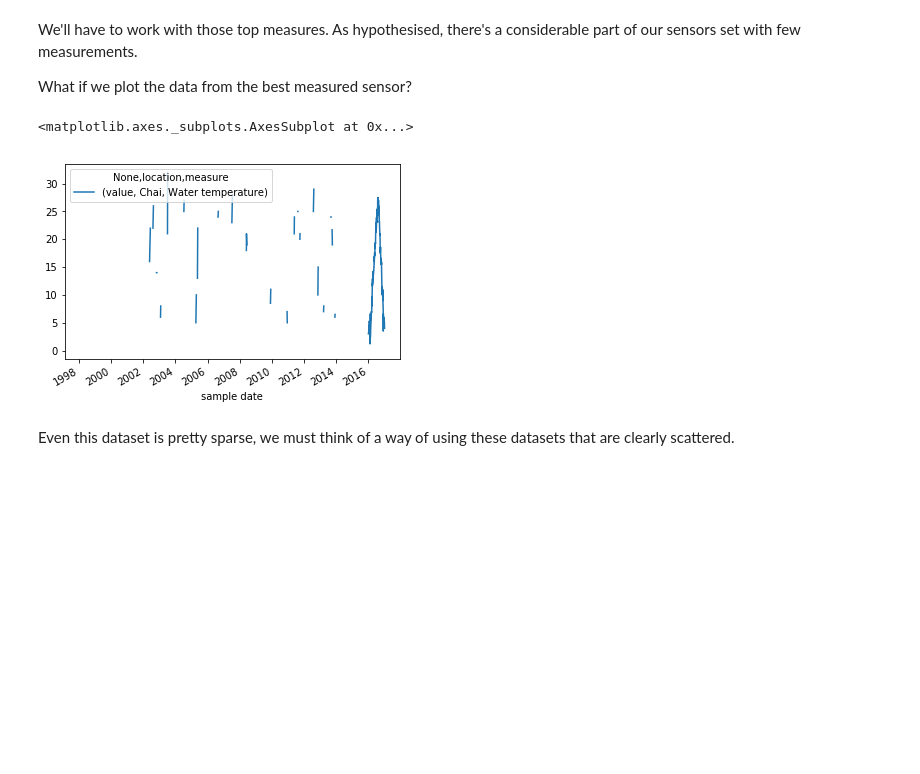
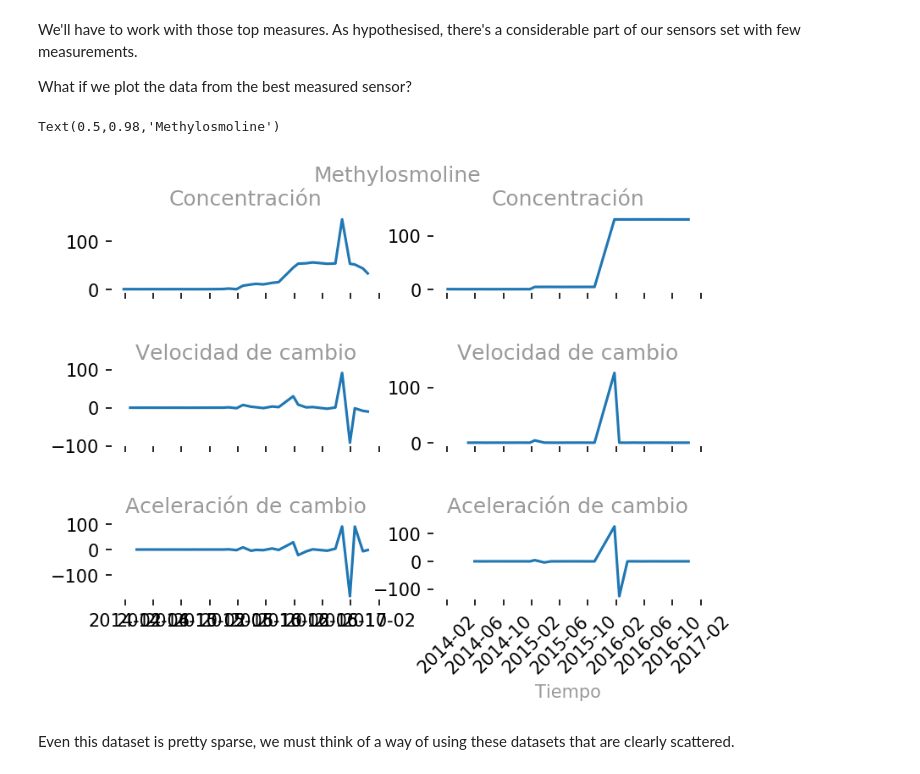
Before and after one commit to jsuarezb/infovis-vast-challenge-2, a Jupyter notebook: Untitled.ipynb, the cells around one changed output. Saved outputs shown, nothing was run; the diff lists cells and outputs as text; code cells hidden in the pictures; blank space fills up the shorter version.

```diff
--- a/Untitled.ipynb
+++ b/Untitled.ipynb
@@ -117,8 +130,3 @@ readings_count_by_location_measure
 We'll have to work with those top measures. As hypothesised, there's a considerable part of our sensors set with few measurements.
 
 What if we plot the data from the best measured sensor?
-# %%
-nested_readings.loc[:, pd.IndexSlice[:, 'Chai', 'Water temperature']].plot()
-# %% [output]
-<matplotlib.axes._subplots.AxesSubplot at 0x...>
-[figure, removed]
@@ -125,2 +157,57 @@ nested_readings.loc[:, pd.IndexSlice[:, 'Chai', 'Water temperature']].plot()
+# %%
+f, ((ax1, ax2), (ax3, ax4), (ax5, ax6)) = plt.subplots(nrows=3, ncols=2, dpi=150, sharex=True)
+plt.subplots_adjust(hspace=1)
+
+plt.xlabel('Tiempo')
+
+ax1.spines['top'].set_visible(False)
+ax1.spines['right'].set_visible(False)
+ax1.spines['bottom'].set_visible(False)
+ax1.spines['left'].set_visible(False)
+
+ax3.spines['top'].set_visible(False)
+ax3.spines['right'].set_visible(False)
+ax3.spines['bottom'].set_visible(False)
+ax3.spines['left'].set_visible(False)
+
+ax5.spines['top'].set_visible(False)
+ax5.spines['right'].set_visible(False)
+ax5.spines['bottom'].set_visible(False)
+ax5.spines['left'].set_visible(False)
+
+ax1.plot(kohsoom.index, kohsoom.values)
+ax1.set_title('Concentración')
+ax3.plot(kohsoom_v)
+ax3.set_title('Velocidad de cambio')
+ax5.plot(kohsoom_a)
+ax5.set_title('Aceleración de cambio')
+
+ax2.spines['top'].set_visible(False)
+ax2.spines['right'].set_visible(False)
+ax2.spines['bottom'].set_visible(False)
+ax2.spines['left'].set_visible(False)
+
+ax4.spines['top'].set_visible(False)
+ax4.spines['right'].set_visible(False)
+ax4.spines['bottom'].set_visible(False)
+ax4.spines['left'].set_visible(False)
+
+ax6.spines['top'].set_visible(False)
+ax6.spines['right'].set_visible(False)
+ax6.spines['bottom'].set_visible(False)
+ax6.spines['left'].set_visible(False)
+
+ax2.plot(somchair.index, somchair.values)
+ax2.set_title('Concentración')
+ax4.plot(somchair_v)
+ax4.set_title('Velocidad de cambio')
+ax6.plot(somchair_a)
+ax6.set_title('Aceleración de cambio')
+
+plt.xticks(rotation=45)
+plt.suptitle('Methylosmoline')
+# %% [output]
+Text(0.5,0.98,'Methylosmoline')
+[figure, added]
 # %% [markdown]
 Even this dataset is pretty sparse, we must think of a way of using these datasets that are clearly scattered.
```
Also changed, not shown: parts of 25 cells of this notebook.
